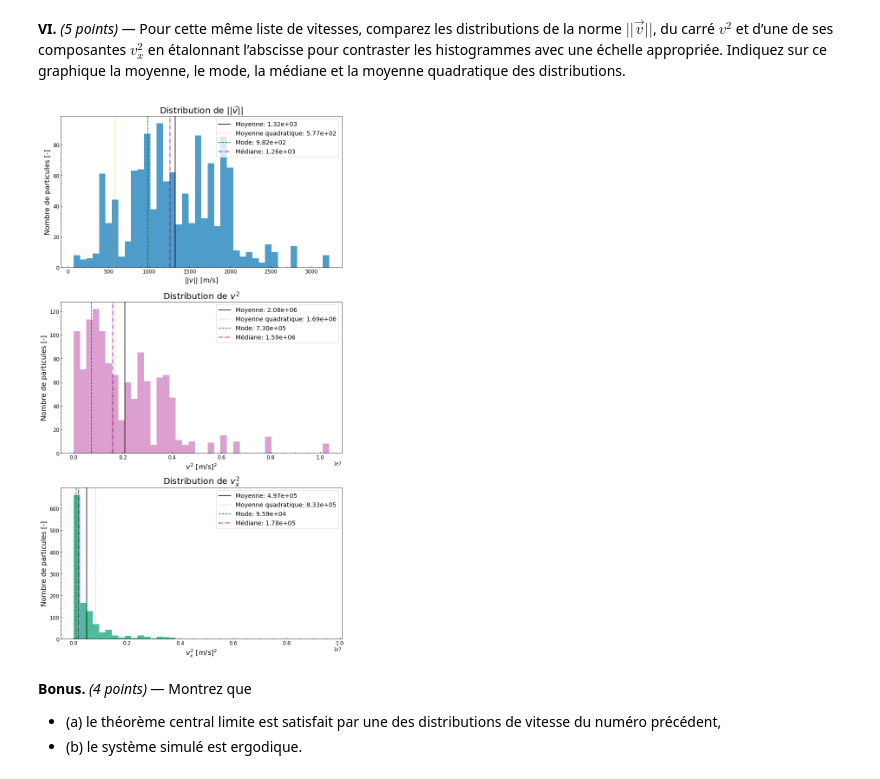
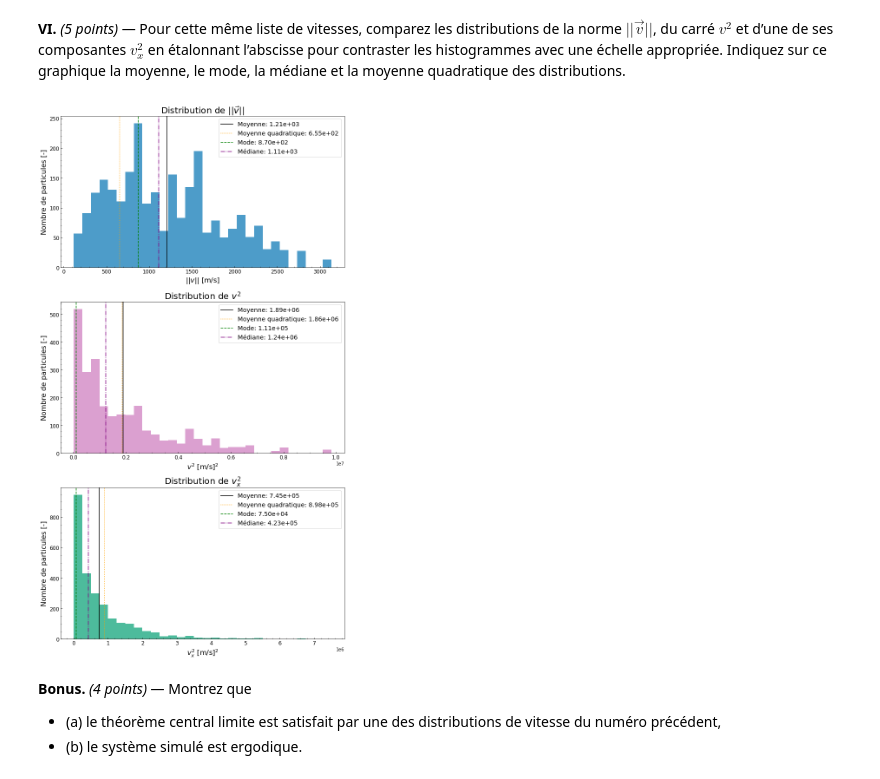
Before and after one commit to GeremyMichaud/TPNTS, a Jupyter notebook: Part_1/GM_TDS-TPNB_Part1_H24.ipynb, the cells around one changed output. Cells and saved outputs as stored; diff of their text form; code cells hidden in the pictures.

```diff
--- a/Part_1/GM_TDS-TPNB_Part1_H24.ipynb
+++ b/Part_1/GM_TDS-TPNB_Part1_H24.ipynb
@@ -96,7 +93,7 @@ def checkCollisions():
                 hitlist.append([i,j]) # liste numérotant toutes les paires de sphères en collision
     return hitlist
 
-iterations = 1000
+iterations = 10000
 for i in range(iterations):
     # DÉPLACE TOUTES LES SPHÈRES D'UN PAS SPATIAL deltax
     vitesse = []   # vitesse instantanée de chaque sphère
@@ -279,7 +276,7 @@ def follow_particle_trajectory(particle_index):
     collison_distances = []
     time_to_collision = []
 
-    iterations = 1000
+    iterations = 10000
     for _ in range(iterations):
         update_positions()
 
@@ -405,39 +402,39 @@ def plot_histogram(ax, data, color, title, axe_title, stats, mode, median):
         mode (float): La valeur du mode.
         median (float): La valeur de la médiane.
     """
-    ax.hist(data, bins=40, color=color, alpha=0.7)
+    ax.hist(data, bins=30, color=color, alpha=0.7)
     ax.set_title(title, fontsize=20)
     ax.axvline(x=stats.mean, color='black', linestyle='solid', label=f'Moyenne: {stats.mean:.2e}')
     ax.axvline(x=np.sqrt(stats.variance), color='orange', linestyle='dotted', label=f'Moyenne quadratique: {np.sqrt(stats.variance):.2e}')
     ax.axvline(x=mode, color='green', linestyle='dashed', label=f'Mode: {mode:.2e}')
     ax.axvline(x=median, color='purple', linestyle='dashdot', label=f'Médiane: {median:.2e}')
     ax.legend(fontsize=14)
     ax.tick_params(which="both", axis="both", direction="in", labelsize=12)
     ax.minorticks_on()
     ax.set_ylabel("Nombre de particules [-]", fontsize=16)
     ax.set_xlabel(axe_title, fontsize=16)
 
 # Données de vélocité
 norms = np.array([np.sqrt(v.x**2 + v.y**2 + v.z**2) for v in velocities])
 squared_velocities = np.array([v.x**2 + v.y**2 + v.z**2 for v in velocities])
 squared_vx = np.array([v.x**2 for v in velocities])
 
 # Calcul des données et des statistiques
 data_list = [norms, squared_velocities, squared_vx]
 colors = [palette[0], palette[4], palette[2]]
 titles = [f"Distribution de $||\\vec{{v}}||$", f"Distribution de $v^2$", f"Distribution de $v_x^2$"]
 axes_titles = [f"$||v||$ [m/s]", f"$v^2$ [m/s]$^2$", f"$v_x^2$ [m/s]$^2$"]
 
 fig, axes = plt.subplots(3, 1, figsize=(10, 18))
 
 for i, data in enumerate(data_list):
     stats, mode, median = calculate_statistics(data)
     plot_histogram(axes[i], data, colors[i], titles[i], axes_titles[i], stats, mode, median)
 
 plt.tight_layout()
 plt.show()
 # %% [output]
-[figure, old version]
+[figure, new version]
 # %% [markdown]
 **Bonus.** _(4 points)_ &mdash; Montrez que
 - (a) le théorème central limite est satisfait par une des distributions de vitesse du numéro précédent,
```
Also changed, not shown: parts of 9 cells of this notebook, 3 other files.
